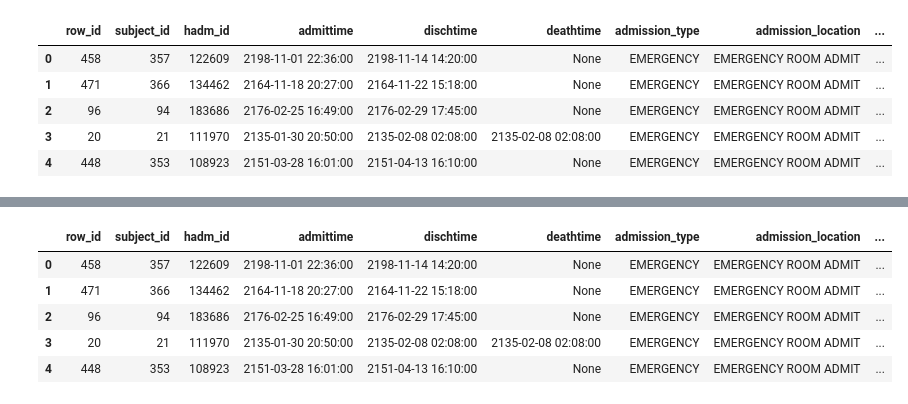
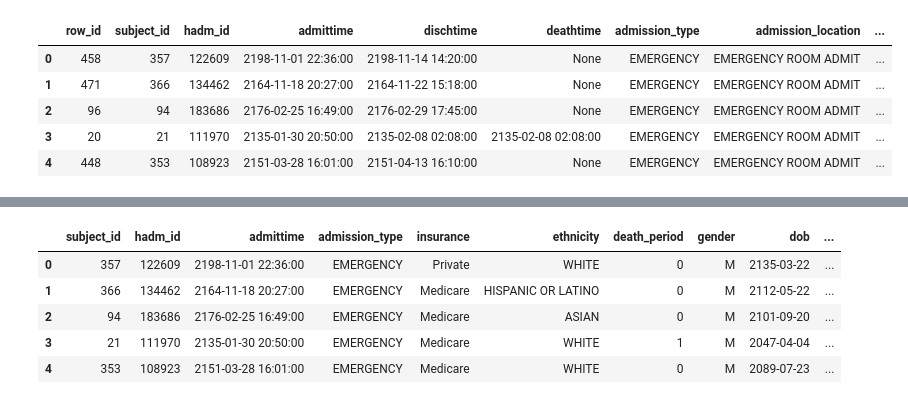
Before and after one commit to j-crowe/ICU_Survival_ML_Model_Comparison, a Jupyter notebook: Septic Feature Probe.ipynb, the cells around one changed output, grey strips where cells are left out. Drawn from its saved outputs; the diff is of its cells as text; code cells hidden in the pictures.

```diff
--- a/Septic Feature Probe.ipynb
+++ b/Septic Feature Probe.ipynb
@@ -81,9 +65,25 @@ df['death_period'] = df.apply (lambda row: period (row, pd.Timedelta('30 days'))
+# %%
+# Obtain patient information and trim unnecessary information
+patient_query = session.query(Patient)
+patients = pd.read_sql(patient_query.statement, patient_query.session.bind)
+patients = patients[['subject_id', 'gender', 'dob']]
+# %%
+# Join patients and admission dataframes to obtain gender and age of patient
+patient_info = admissions.join(patients.set_index('subject_id'), on='subject_id')
+# %%
+def age(row):
+    possible_age = int((row['admittime'] - row['dob'])/pd.Timedelta('365 days'))
+    if possible_age < 0:
+
+    return int((row['admittime'] - row['dob'])/pd.Timedelta('365 days'))
+# %%
+patient_info['age'] = patient_info.apply (lambda row: age (row),axis=1)
 # %%
-df.head()
+patient_info.head()
 # %% [output]
-|  | row_id | subject_id | hadm_id | admittime | dischtime | deathtime | admission_type | admission_location | ... |
-| 0 | 458 | 357 | 122609 | 2198-11-01 22:36:00 | 2198-11-14 14:20:00 | None | EMERGENCY | EMERGENCY ROOM ADMIT | ... |
-| 1 | 471 | 366 | 134462 | 2164-11-18 20:27:00 | 2164-11-22 15:18:00 | None | EMERGENCY | EMERGENCY ROOM ADMIT | ... |
-| 2 | 96 | 94 | 183686 | 2176-02-25 16:49:00 | 2176-02-29 17:45:00 | None | EMERGENCY | EMERGENCY ROOM ADMIT | ... |
-| 3 | 20 | 21 | 111970 | 2135-01-30 20:50:00 | 2135-02-08 02:08:00 | 2135-02-08 02:08:00 | EMERGENCY | EMERGENCY ROOM ADMIT | ... |
-| 4 | 448 | 353 | 108923 | 2151-03-28 16:01:00 | 2151-04-13 16:10:00 | None | EMERGENCY | EMERGENCY ROOM ADMIT | ... |
+|  | subject_id | hadm_id | admittime | admission_type | insurance | ethnicity | death_period | gender | dob | ... |
+| 0 | 357 | 122609 | 2198-11-01 22:36:00 | EMERGENCY | Private | WHITE | 0 | M | 2135-03-22 | ... |
+| 1 | 366 | 134462 | 2164-11-18 20:27:00 | EMERGENCY | Medicare | HISPANIC OR LATINO | 0 | M | 2112-05-22 | ... |
+| 2 | 94 | 183686 | 2176-02-25 16:49:00 | EMERGENCY | Medicare | ASIAN | 0 | M | 2101-09-20 | ... |
+| 3 | 21 | 111970 | 2135-01-30 20:50:00 | EMERGENCY | Medicare | WHITE | 1 | M | 2047-04-04 | ... |
+| 4 | 353 | 108923 | 2151-03-28 16:01:00 | EMERGENCY | Medicare | WHITE | 0 | M | 2089-07-23 | ... |
```
Also changed, not shown: parts of 11 cells of this notebook.
